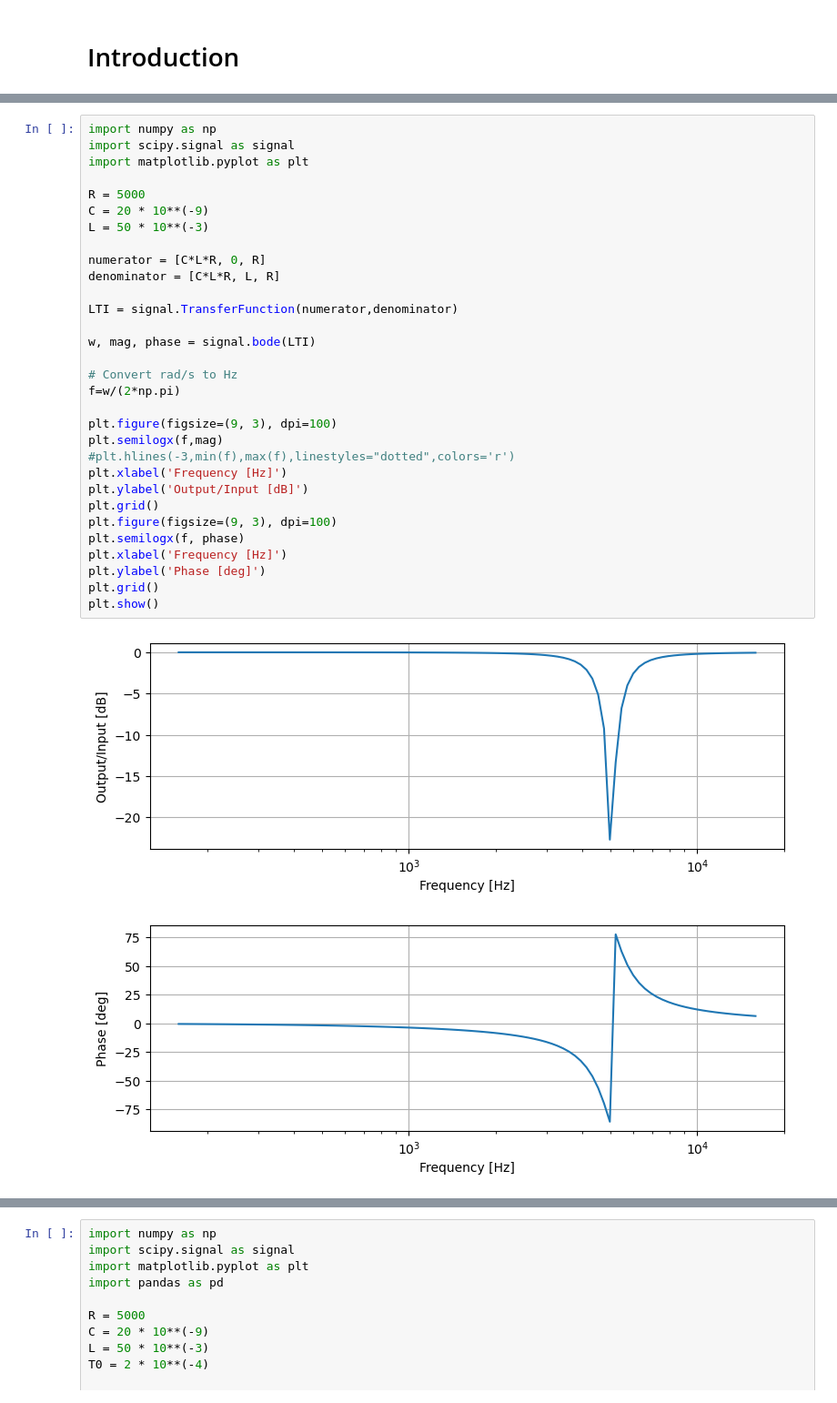
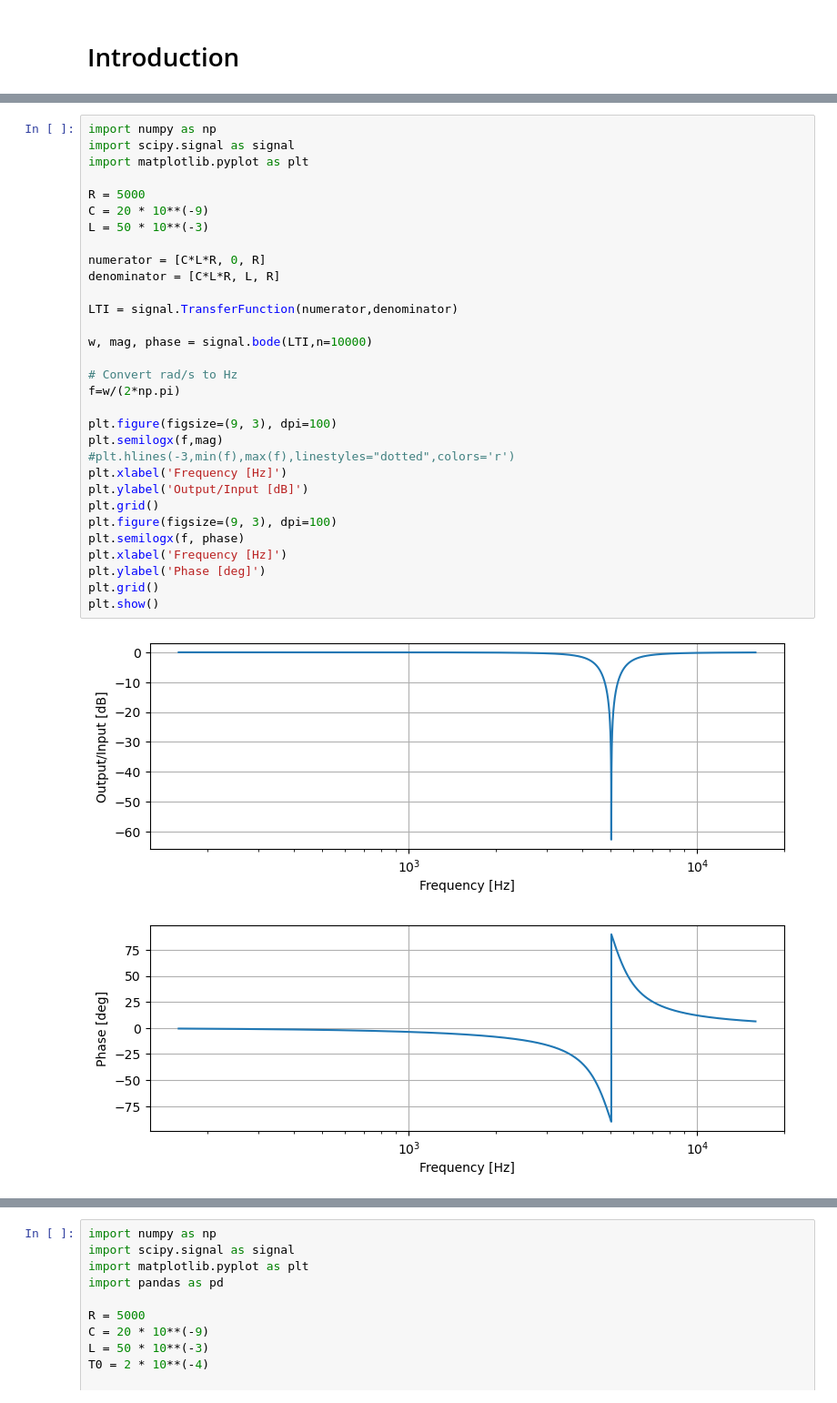
Before and after one commit to kr4ften/TransformProject, a Jupyter notebook: main.ipynb, the cells around one changed output, grey strips where cells are left out. Shown: that part at 91% size. Drawn from its saved outputs; the diff is of its cells as text.

```diff
--- a/main.ipynb
+++ b/main.ipynb
@@ -62,33 +62,33 @@ This is our transfer function, using it we can describe our system.
 import numpy as np
 import scipy.signal as signal
 import matplotlib.pyplot as plt
 
 R = 5000
 C = 20 * 10**(-9)
 L = 50 * 10**(-3)
 
 numerator = [C*L*R, 0, R]
 denominator = [C*L*R, L, R]
 
 LTI = signal.TransferFunction(numerator,denominator)
 
-w, mag, phase = signal.bode(LTI)
+w, mag, phase = signal.bode(LTI,n=10000)
 
 # Convert rad/s to Hz
 f=w/(2*np.pi)
 
 plt.figure(figsize=(9, 3), dpi=100)
 plt.semilogx(f,mag)
 #plt.hlines(-3,min(f),max(f),linestyles="dotted",colors='r')
 plt.xlabel('Frequency [Hz]')
 plt.ylabel('Output/Input [dB]')
 plt.grid()
 plt.figure(figsize=(9, 3), dpi=100)
 plt.semilogx(f, phase)
 plt.xlabel('Frequency [Hz]')
 plt.ylabel('Phase [deg]')
 plt.grid()
 plt.show()
 # %% [output]
-[figure, old version]
+[figure, new version]
-[figure, old version]
+[figure, new version]
```
Also changed, not shown: parts of 6 cells of this notebook, 1 other file.
